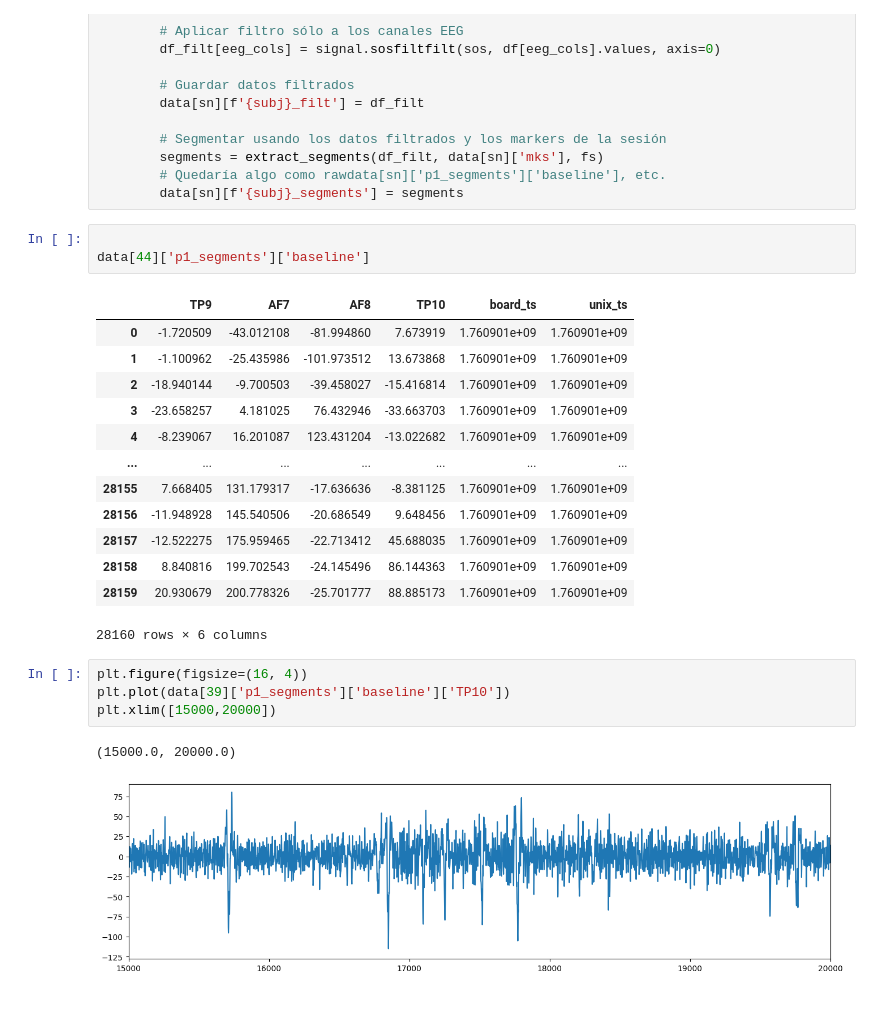
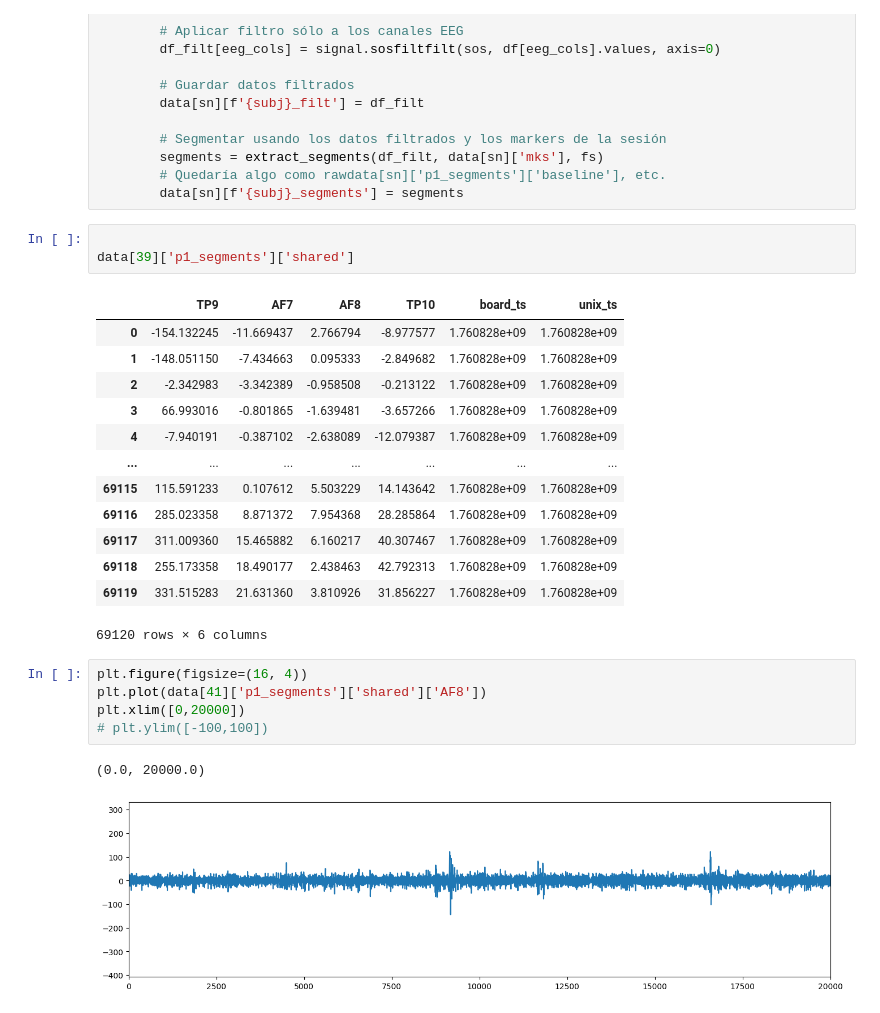
Before and after one commit to JoseEmilianoCG/NeuroHAD2025, a Jupyter notebook: FILAnalysis/prepro.ipynb, the cells around one changed output. Saved outputs shown, nothing was run; the diff lists cells and outputs as text.

```diff
--- a/FILAnalysis/prepro.ipynb
+++ b/FILAnalysis/prepro.ipynb
@@ -107,25 +107,26 @@ for sn in sessions:
         data[sn][f'{subj}_segments'] = segments
 # %%
 
-data[44]['p1_segments']['baseline']
+data[39]['p1_segments']['shared']
 # %% [output]
 |  | TP9 | AF7 | AF8 | TP10 | board_ts | unix_ts |
-| 0 | -1.720509 | -43.012108 | -81.994860 | 7.673919 | 1.760901e+09 | 1.760901e+09 |
-| 1 | -1.100962 | -25.435986 | -101.973512 | 13.673868 | 1.760901e+09 | 1.760901e+09 |
-| 2 | -18.940144 | -9.700503 | -39.458027 | -15.416814 | 1.760901e+09 | 1.760901e+09 |
-| 3 | -23.658257 | 4.181025 | 76.432946 | -33.663703 | 1.760901e+09 | 1.760901e+09 |
-| 4 | -8.239067 | 16.201087 | 123.431204 | -13.022682 | 1.760901e+09 | 1.760901e+09 |
+| 0 | -154.132245 | -11.669437 | 2.766794 | -8.977577 | 1.760828e+09 | 1.760828e+09 |
+| 1 | -148.051150 | -7.434663 | 0.095333 | -2.849682 | 1.760828e+09 | 1.760828e+09 |
+| 2 | -2.342983 | -3.342389 | -0.958508 | -0.213122 | 1.760828e+09 | 1.760828e+09 |
+| 3 | 66.993016 | -0.801865 | -1.639481 | -3.657266 | 1.760828e+09 | 1.760828e+09 |
+| 4 | -7.940191 | -0.387102 | -2.638089 | -12.079387 | 1.760828e+09 | 1.760828e+09 |
 | ... | ... | ... | ... | ... | ... | ... |
-| 28155 | 7.668405 | 131.179317 | -17.636636 | -8.381125 | 1.760901e+09 | 1.760901e+09 |
-| 28156 | -11.948928 | 145.540506 | -20.686549 | 9.648456 | 1.760901e+09 | 1.760901e+09 |
-| 28157 | -12.522275 | 175.959465 | -22.713412 | 45.688035 | 1.760901e+09 | 1.760901e+09 |
-| 28158 | 8.840816 | 199.702543 | -24.145496 | 86.144363 | 1.760901e+09 | 1.760901e+09 |
-| 28159 | 20.930679 | 200.778326 | -25.701777 | 88.885173 | 1.760901e+09 | 1.760901e+09 |
+| 69115 | 115.591233 | 0.107612 | 5.503229 | 14.143642 | 1.760828e+09 | 1.760828e+09 |
+| 69116 | 285.023358 | 8.871372 | 7.954368 | 28.285864 | 1.760828e+09 | 1.760828e+09 |
+| 69117 | 311.009360 | 15.465882 | 6.160217 | 40.307467 | 1.760828e+09 | 1.760828e+09 |
+| 69118 | 255.173358 | 18.490177 | 2.438463 | 42.792313 | 1.760828e+09 | 1.760828e+09 |
+| 69119 | 331.515283 | 21.631360 | 3.810926 | 31.856227 | 1.760828e+09 | 1.760828e+09 |
-28160 rows × 6 columns
+69120 rows × 6 columns
 # %%
 plt.figure(figsize=(16, 4))
-plt.plot(data[39]['p1_segments']['baseline']['TP10'])
-plt.xlim([15000,20000])
+plt.plot(data[41]['p1_segments']['shared']['AF8'])
+plt.xlim([0,20000])
+# plt.ylim([-100,100])
 # %% [output]
-(15000.0, 20000.0)
+(0.0, 20000.0)
-[figure, old version]
+[figure, new version]
```
Also changed, not shown: 2 other files.
